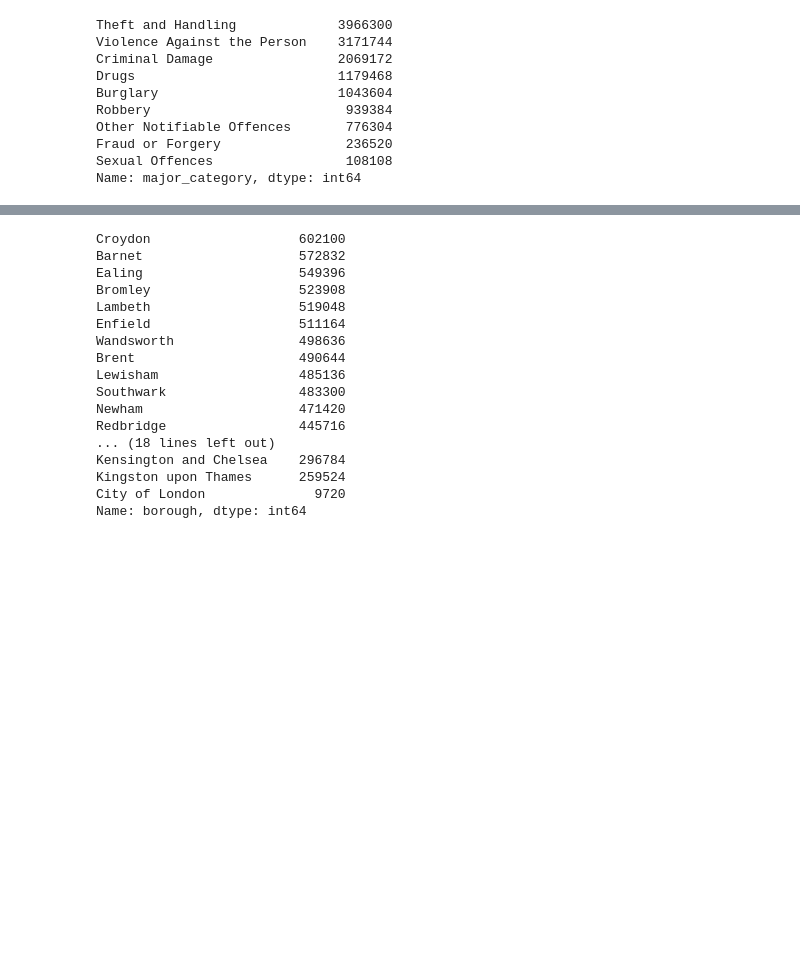
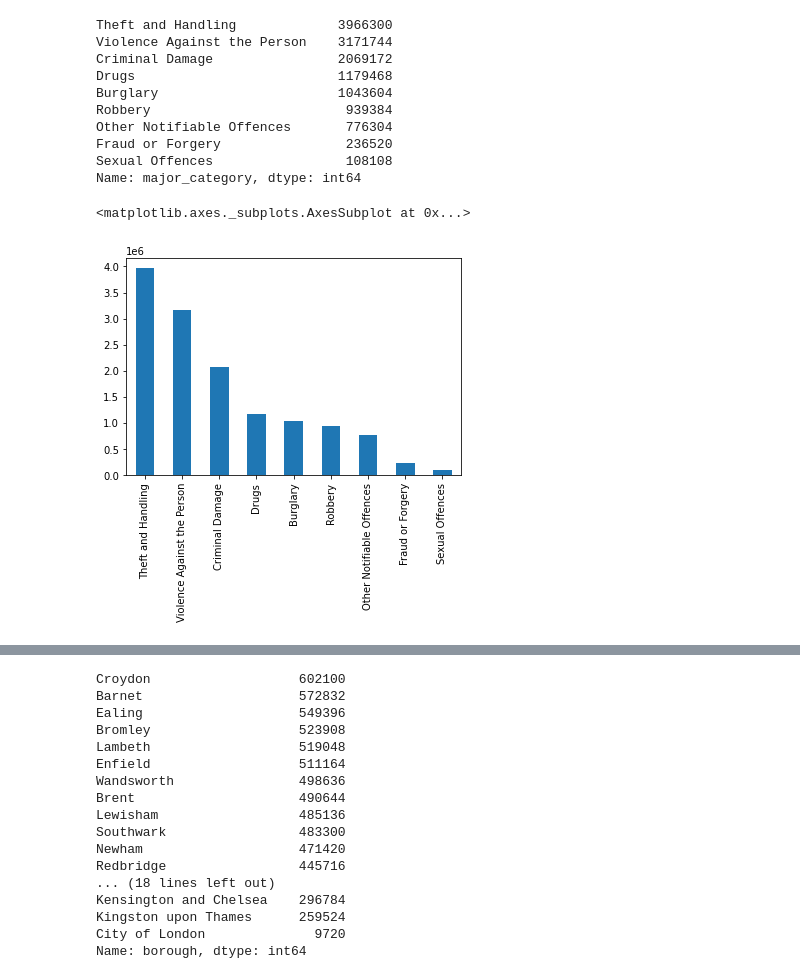
Before and after one commit to rinanamira/AssignmentPYTN041, a Jupyter notebook: PYTN_Assgn_1_041_Rina.ipynb, the cells around one changed output, grey strips where cells are left out. Drawn from its saved outputs; the diff is of its cells as text; code cells hidden in the pictures; blank space fills up the shorter version.

```diff
--- a/PYTN_Assgn_1_041_Rina.ipynb
+++ b/PYTN_Assgn_1_041_Rina.ipynb
@@ -109,6 +109,11 @@ Other Notifiable Offences       776304
 Fraud or Forgery                236520
 Sexual Offences                 108108
 Name: major_category, dtype: int64
+# %%
+df_london.major_category.value_counts().plot.bar()
+# %% [output]
+<matplotlib.axes._subplots.AxesSubplot at 0x...>
+[figure, added]
 # %%
 # Top 3 major category for London case is Theft and Handling, Violence against the person and Criminal Damage
 # %%
```
Also changed, not shown: parts of 18 cells of this notebook.
